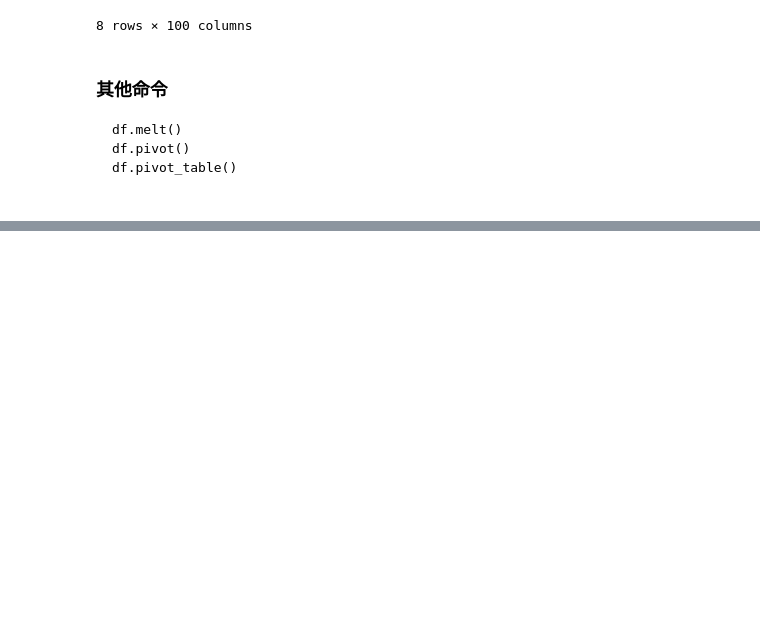
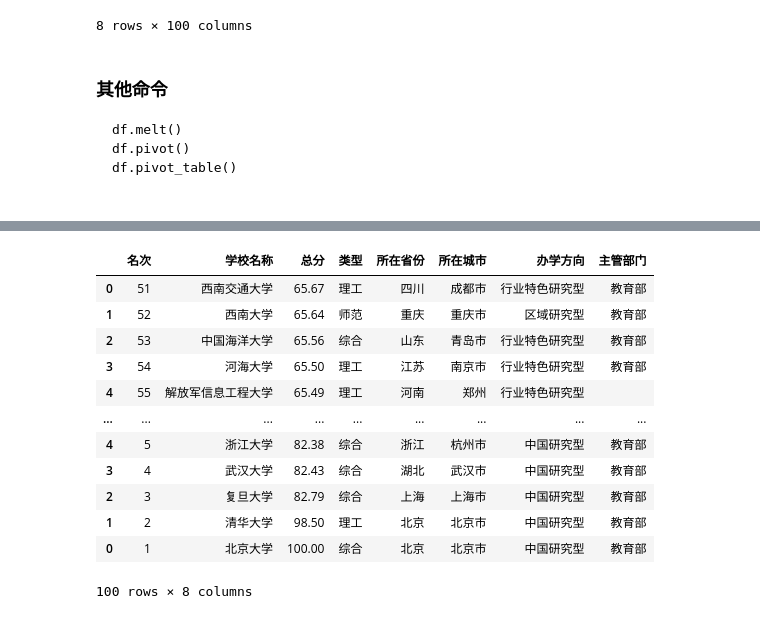
Before and after one commit to kexiaojiu/Pandas_learning_notes, a Jupyter notebook: 01 pandas/my_note.ipynb, the cells around one changed output, grey strips where cells are left out. Cells and saved outputs as stored; diff of their text form; code cells hidden in the pictures; blank space fills up the shorter version.

```diff
--- a/01 pandas/my_note.ipynb
+++ b/01 pandas/my_note.ipynb
@@ -1209,0 +1233,20 @@ df.pivot_table()
+# %%
+df1 = df1.sort_values('总分')
+# %%
+df2_new = df2.append(df1)
+# %%
+df2_new
+# %% [output]
+|  | 名次 | 学校名称 | 总分 | 类型 | 所在省份 | 所在城市 | 办学方向 | 主管部门 |
+| 0 | 51 | 西南交通大学 | 65.67 | 理工 | 四川 | 成都市 | 行业特色研究型 | 教育部 |
+| 1 | 52 | 西南大学 | 65.64 | 师范 | 重庆 | 重庆市 | 区域研究型 | 教育部 |
+| 2 | 53 | 中国海洋大学 | 65.56 | 综合 | 山东 | 青岛市 | 行业特色研究型 | 教育部 |
+| 3 | 54 | 河海大学 | 65.50 | 理工 | 江苏 | 南京市 | 行业特色研究型 | 教育部 |
+| 4 | 55 | 解放军信息工程大学 | 65.49 | 理工 | 河南 | 郑州 | 行业特色研究型 |  |
+| ... | ... | ... | ... | ... | ... | ... | ... | ... |
+| 4 | 5 | 浙江大学 | 82.38 | 综合 | 浙江 | 杭州市 | 中国研究型 | 教育部 |
+| 3 | 4 | 武汉大学 | 82.43 | 综合 | 湖北 | 武汉市 | 中国研究型 | 教育部 |
+| 2 | 3 | 复旦大学 | 82.79 | 综合 | 上海 | 上海市 | 中国研究型 | 教育部 |
+| 1 | 2 | 清华大学 | 98.50 | 理工 | 北京 | 北京市 | 中国研究型 | 教育部 |
+| 0 | 1 | 北京大学 | 100.00 | 综合 | 北京 | 北京市 | 中国研究型 | 教育部 |
+100 rows × 8 columns
```
Also changed, not shown: parts of 13 cells of this notebook, 1 other file.
